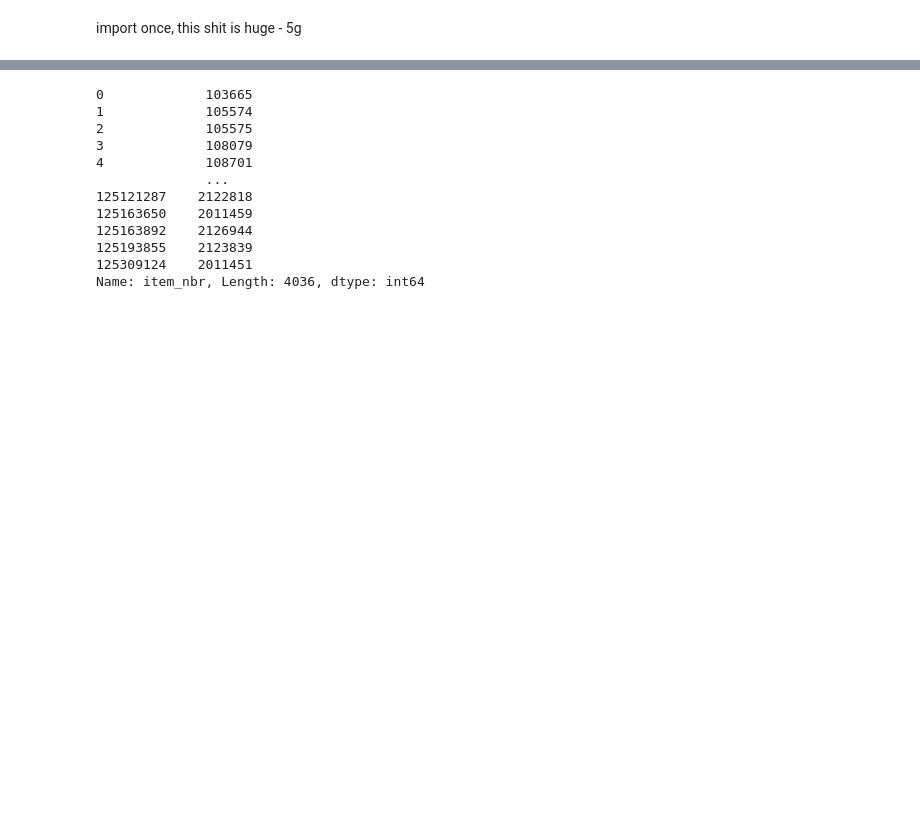
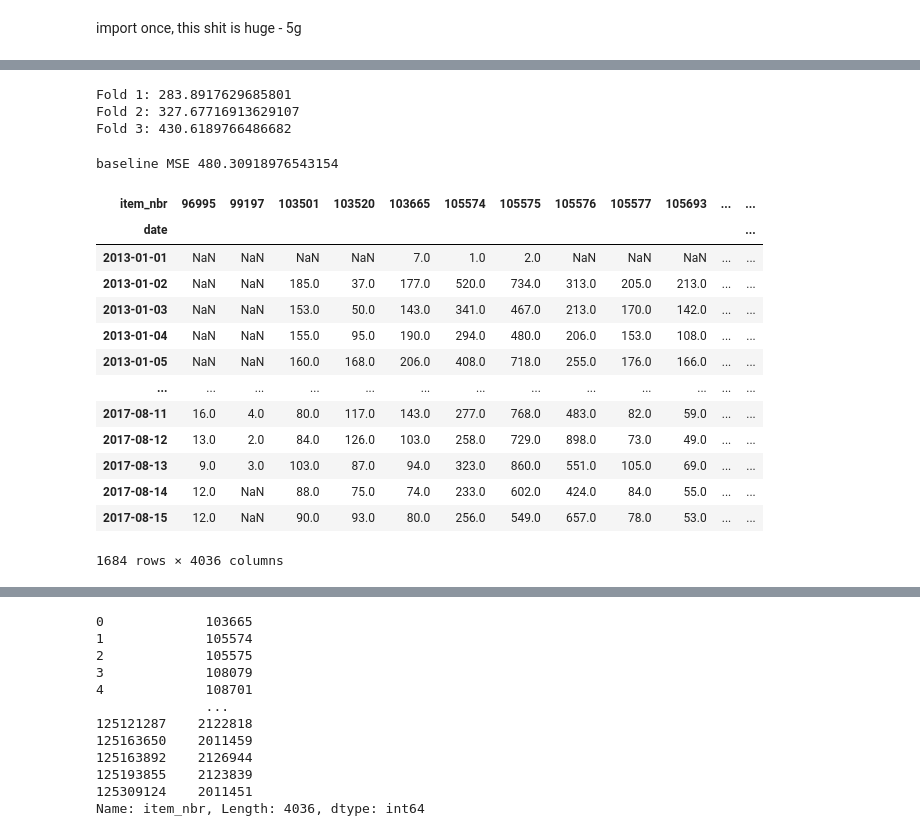
Before and after one commit to tlebon/dsr-competition, a Jupyter notebook: notebooks/data-first-analysis.ipynb, the cells around one changed output, grey strips where cells are left out. Cells and saved outputs as stored; diff of their text form; code cells hidden in the pictures; blank space fills up the shorter version.

Commit message:
feat: add first model as baseline

```diff
--- a/notebooks/data-first-analysis.ipynb
+++ b/notebooks/data-first-analysis.ipynb
@@ -36,0 +28,47 @@ promotion = train['onpromotion'].copy().drop_duplicates()
+# %%
+from sklearn.model_selection import TimeSeriesSplit
+from sklearn.metrics import mean_squared_error
+from sklearn.ensemble import RandomForestRegressor
+
+# df = train.copy()
+df = train.sample(n=500_000, random_state=42)  # or 1_000_000
+# still sort by date before TimeSeriesSplit
+# df = df.sort_values("date")
+df["date"] = pd.to_datetime(df["date"])
+df = df.sort_values("date")  # important for TimeSeriesSplit
+
+# numeric date features (keep calendar signal)
+df["year"] = df["date"].dt.year
+df["month"] = df["date"].dt.month
+df["day"] = df["date"].dt.day
+df["dayofweek"] = df["date"].dt.dayofweek
+
+# optional: treat onpromotion as 0/1 instead of dropping
+df["onpromotion"] = df["onpromotion"].fillna(False).astype(int)
+
+feature_cols = [
+    "store_nbr", "item_nbr",
+    "year", "month", "day", "dayofweek",
+    "onpromotion",
+]
+X = df[feature_cols]          # no raw date, no id
+y = df["unit_sales"]
+
+tscv = TimeSeriesSplit(n_splits=3)
+for i, (train_idx, test_idx) in enumerate(tscv.split(X)):
+    X_tr, X_te = X.iloc[train_idx], X.iloc[test_idx]
+    y_tr, y_te = y.iloc[train_idx], y.iloc[test_idx]
+
+    model = RandomForestRegressor(n_estimators=20, random_state=42, n_jobs=-1, max_depth=10)
+    model.fit(X_tr, y_tr)
+    y_pred = model.predict(X_te)
+    print(f"Fold {i+1}: {mean_squared_error(y_te, y_pred)}")
+# %% [output]
+Fold 1: 283.8917629685801
+Fold 2: 327.67716913629107
+Fold 3: 430.6189766486682
+# %%
+baseline = ((y_te - y_tr.mean()) ** 2).mean()
+print("baseline MSE", baseline)
+# %% [output]
+baseline MSE 480.30918976543154
@@ -36,0 +88,17 @@ promotion = train['onpromotion'].copy().drop_duplicates()
+# %%
+wide.n
+# %% [output]
+| item_nbr | 96995 | 99197 | 103501 | 103520 | 103665 | 105574 | 105575 | 105576 | 105577 | 105693 | ... | ... |
+| date |  |  |  |  |  |  |  |  |  |  |  | ... |
+| 2013-01-01 | NaN | NaN | NaN | NaN | 7.0 | 1.0 | 2.0 | NaN | NaN | NaN | ... | ... |
+| 2013-01-02 | NaN | NaN | 185.0 | 37.0 | 177.0 | 520.0 | 734.0 | 313.0 | 205.0 | 213.0 | ... | ... |
+| 2013-01-03 | NaN | NaN | 153.0 | 50.0 | 143.0 | 341.0 | 467.0 | 213.0 | 170.0 | 142.0 | ... | ... |
+| 2013-01-04 | NaN | NaN | 155.0 | 95.0 | 190.0 | 294.0 | 480.0 | 206.0 | 153.0 | 108.0 | ... | ... |
+| 2013-01-05 | NaN | NaN | 160.0 | 168.0 | 206.0 | 408.0 | 718.0 | 255.0 | 176.0 | 166.0 | ... | ... |
+| ... | ... | ... | ... | ... | ... | ... | ... | ... | ... | ... | ... | ... |
+| 2017-08-11 | 16.0 | 4.0 | 80.0 | 117.0 | 143.0 | 277.0 | 768.0 | 483.0 | 82.0 | 59.0 | ... | ... |
+| 2017-08-12 | 13.0 | 2.0 | 84.0 | 126.0 | 103.0 | 258.0 | 729.0 | 898.0 | 73.0 | 49.0 | ... | ... |
+| 2017-08-13 | 9.0 | 3.0 | 103.0 | 87.0 | 94.0 | 323.0 | 860.0 | 551.0 | 105.0 | 69.0 | ... | ... |
+| 2017-08-14 | 12.0 | NaN | 88.0 | 75.0 | 74.0 | 233.0 | 602.0 | 424.0 | 84.0 | 55.0 | ... | ... |
+| 2017-08-15 | 12.0 | NaN | 90.0 | 93.0 | 80.0 | 256.0 | 549.0 | 657.0 | 78.0 | 53.0 | ... | ... |
+1684 rows × 4036 columns
```
Also changed, not shown: parts of 9 cells of this notebook, 3 other files.
